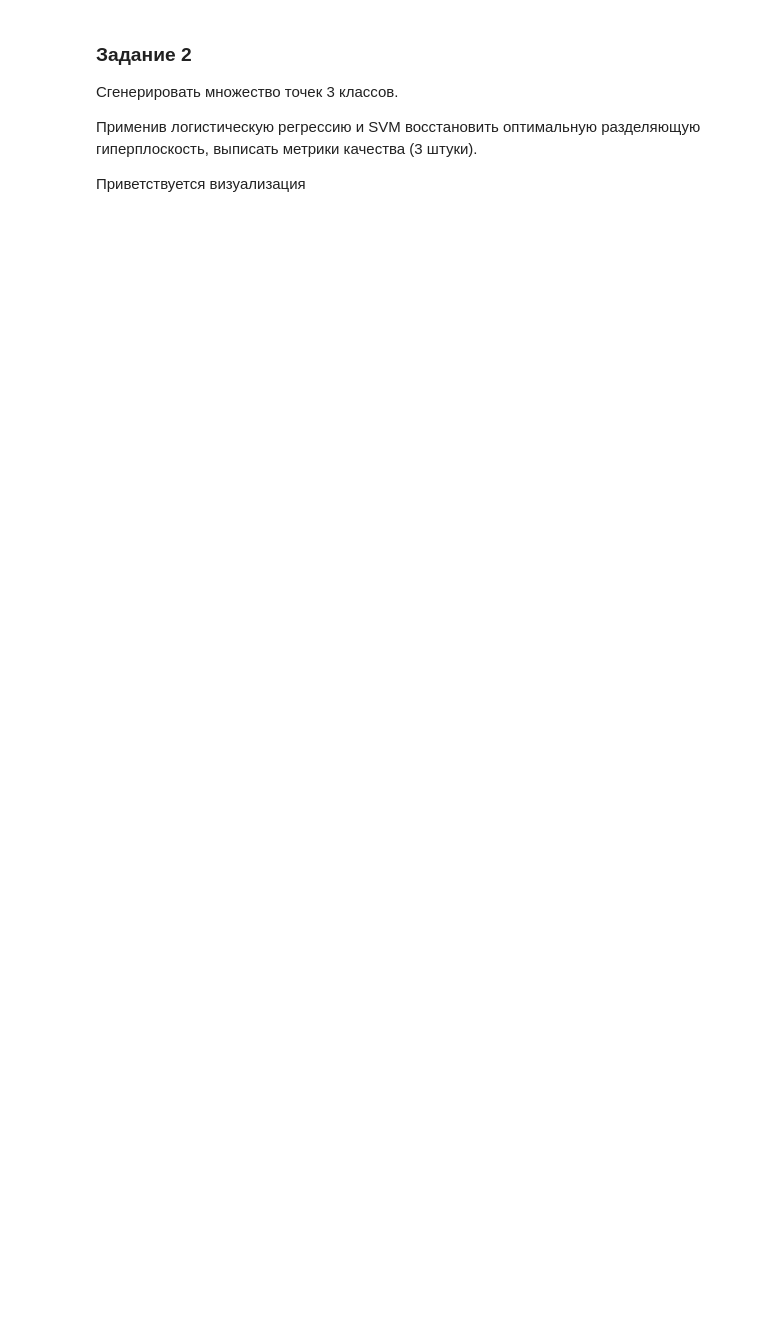
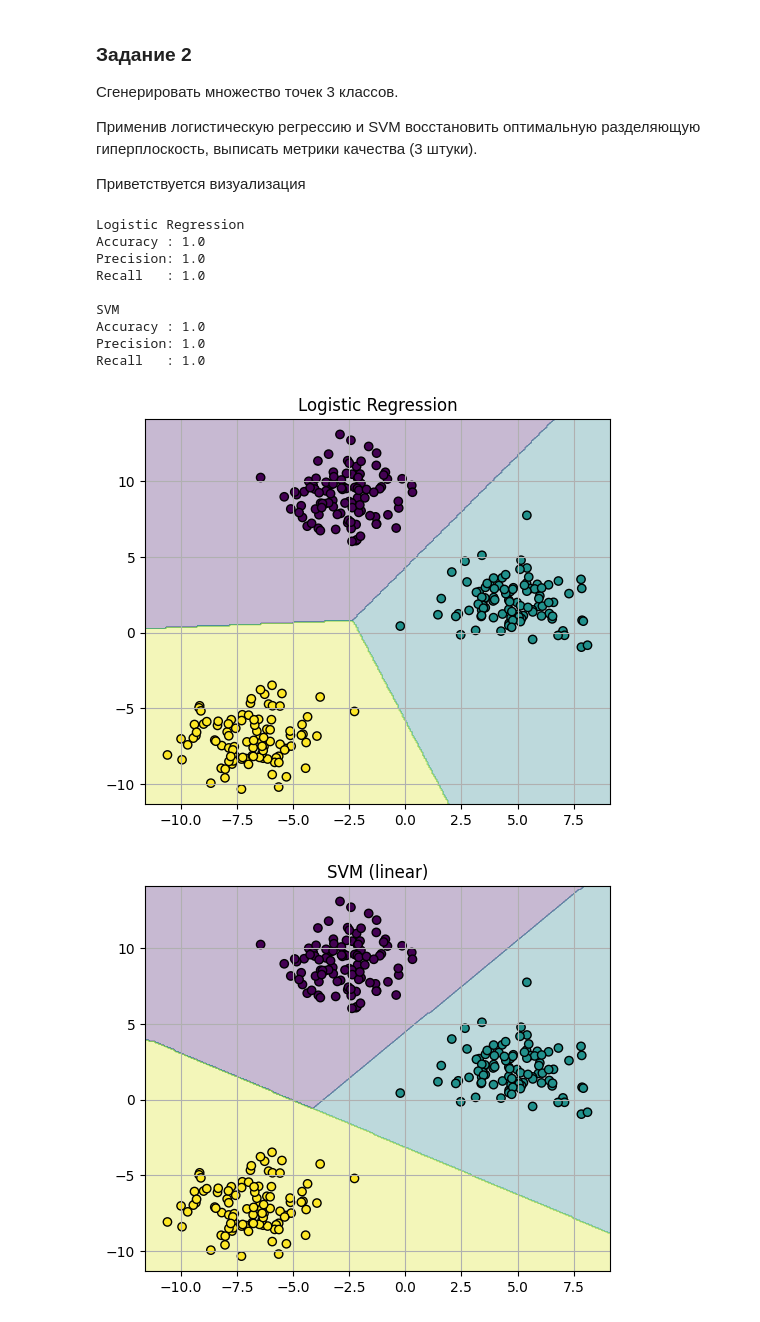
Before and after one commit to Godlaa/ml-labs, a Jupyter notebook: кт 2/main.ipynb, the cells around one changed output. Saved outputs shown, nothing was run; the diff lists cells and outputs as text; code cells hidden in the pictures; blank space fills up the shorter version.

```diff
--- a/кт 2/main.ipynb
+++ b/кт 2/main.ipynb
@@ -517,3 +558,68 @@ plt.show()
 Применив логистическую регрессию и SVM восстановить оптимальную разделяющую гиперплоскость, выписать метрики качества (3 штуки).
 
 Приветствуется визуализация
+# %%
+from sklearn.datasets import make_blobs
+
+X, y = make_blobs(
+    n_samples=300,
+    centers=3,
+    cluster_std=1.5,
+    random_state=42
+)
+
+from sklearn.linear_model import LogisticRegression
+from sklearn.svm import SVC
+from sklearn.metrics import accuracy_score, precision_score, recall_score
+
+log_reg = LogisticRegression(multi_class="multinomial", max_iter=1000)
+svm = SVC(kernel="linear")
+
+log_reg.fit(X, y)
+svm.fit(X, y)
+
+y_pred_lr = log_reg.predict(X)
+y_pred_svm = svm.predict(X)
+
+def print_metrics(name, y_true, y_pred):
+    print(name)
+    print("Accuracy :", accuracy_score(y_true, y_pred))
+    print("Precision:", precision_score(y_true, y_pred, average="macro"))
+    print("Recall   :", recall_score(y_true, y_pred, average="macro"))
+    print()
+
+print_metrics("Logistic Regression", y, y_pred_lr)
+print_metrics("SVM", y, y_pred_svm)
+
+def plot_decision_boundary(model, X, y, title):
+    x_min, x_max = X[:, 0].min() - 1, X[:, 0].max() + 1
+    y_min, y_max = X[:, 1].min() - 1, X[:, 1].max() + 1
+    xx, yy = np.meshgrid(
+        np.linspace(x_min, x_max, 300),
+        np.linspace(y_min, y_max, 300)
+    )
+
+    Z = model.predict(np.c_[xx.ravel(), yy.ravel()])
+    Z = Z.reshape(xx.shape)
+
+    plt.figure(figsize=(6, 5))
+    plt.contourf(xx, yy, Z, alpha=0.3)
+    plt.scatter(X[:, 0], X[:, 1], c=y, edgecolor="k")
+    plt.title(title)
+    plt.grid()
+    plt.show()
+
+plot_decision_boundary(log_reg, X, y, "Logistic Regression")
+plot_decision_boundary(svm, X, y, "SVM (linear)")
+# %% [output]
+Logistic Regression
+Accuracy : 1.0
+Precision: 1.0
+Recall   : 1.0
+
+SVM
+Accuracy : 1.0
+Precision: 1.0
+Recall   : 1.0
+[figure, added]
+[figure, added]
```
Also changed, not shown: parts of 1 cell of this notebook.
